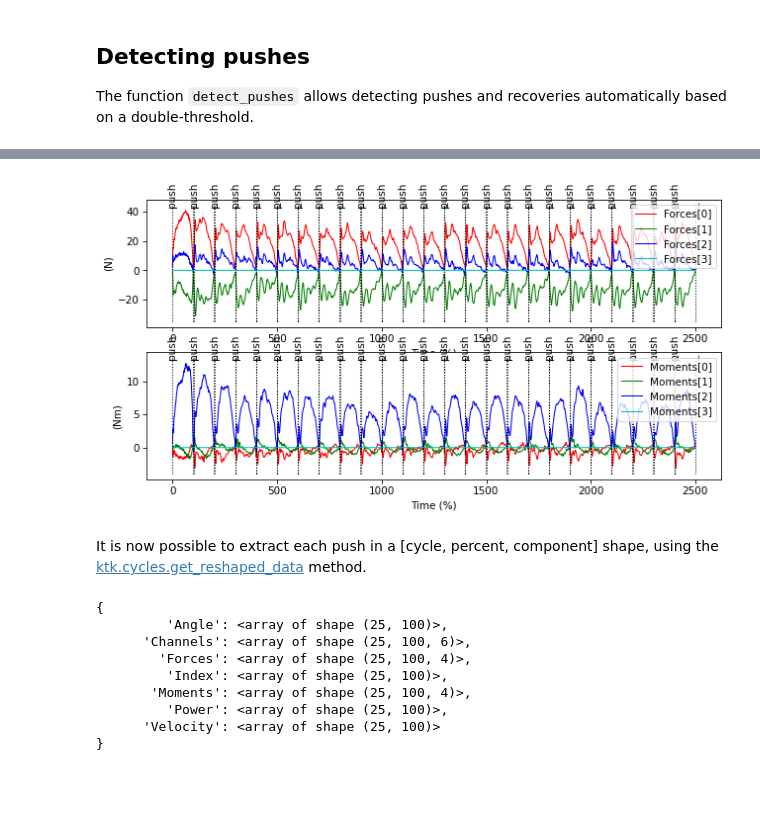
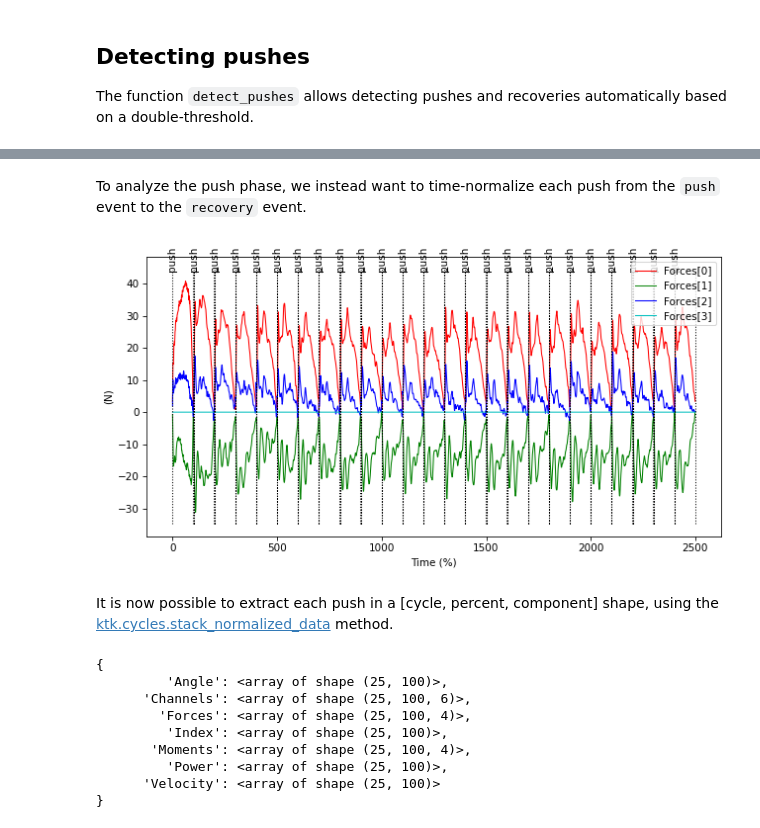
Before and after one commit to kineticstoolkit/kineticstoolkit, a Jupyter notebook: doc/pushrimkinetics.ipynb, the cells around one changed output, grey strips where cells are left out. Cells and saved outputs as stored; diff of their text form; code cells hidden in the pictures; blank space fills up the shorter version.

```diff
--- a/doc/pushrimkinetics.ipynb
+++ b/doc/pushrimkinetics.ipynb
@@ -141,12 +151,10 @@ To analyze the push phase, we want to time-normalize each push from the `push` e
+# %% [markdown]
+To analyze the push phase, we instead want to time-normalize each push from the `push` event to the `recovery` event.
 # %%
-kinetics = ktk.cycles.time_normalize(kinetics, 'push', 'recovery')
-
-plt.subplot(2, 1, 1)
-kinetics.plot('Forces')
-plt.subplot(2, 1, 2)
-kinetics.plot('Moments')
+normalized_kinetics = ktk.cycles.time_normalize(kinetics, 'push', 'recovery')
+normalized_kinetics.plot('Forces')
 # %% [output]
-[figure, old version]
+[figure, new version]
 # %% [markdown]
-It is now possible to extract each push in a [cycle, percent, component] shape, using the [ktk.cycles.get_reshaped_data](api/ktk.cycles.rst#ktk.cycles.get_reshaped_data) method.
+It is now possible to extract each push in a [cycle, percent, component] shape, using the [ktk.cycles.stack_normalized_data](api/ktk.cycles.rst#ktk.cycles.stack_normalized_data) method.
 # %%
```
Also changed, not shown: parts of 7 cells of this notebook, 46 other files.
